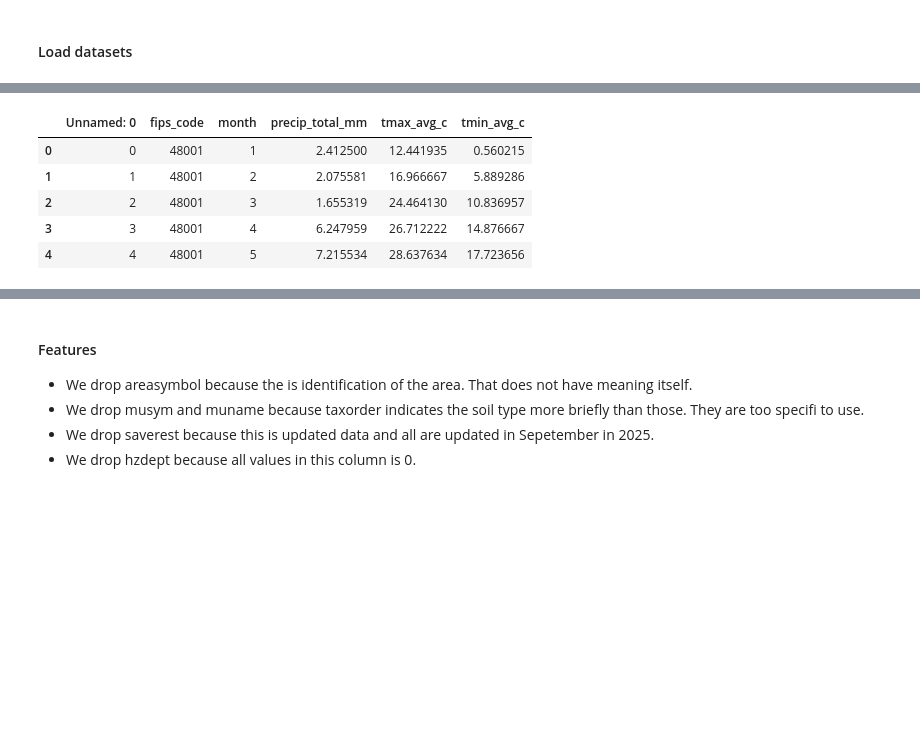
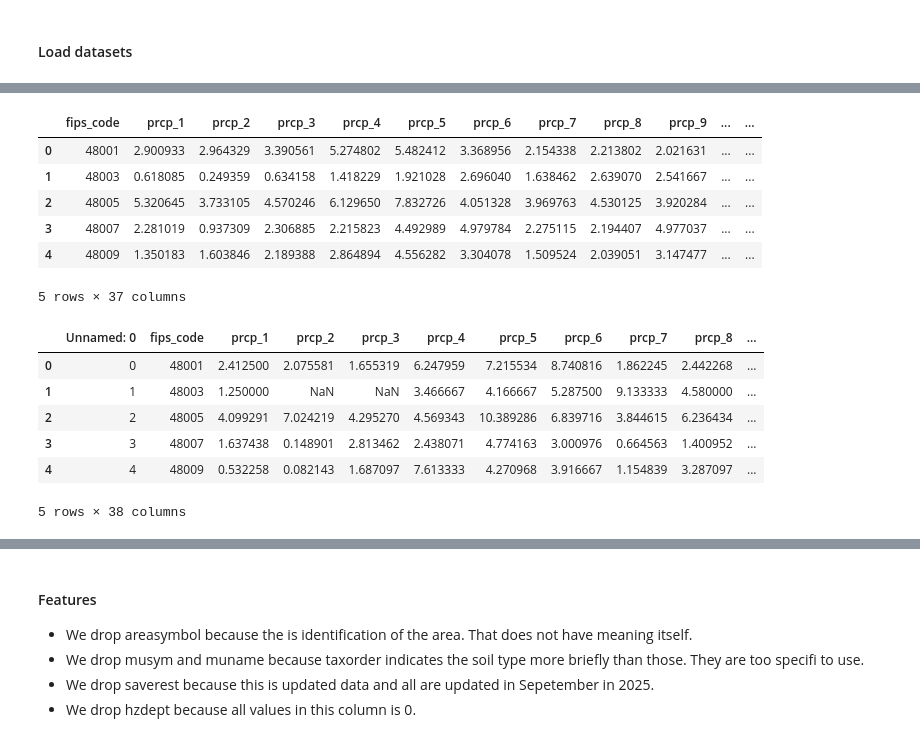
Before and after one commit to patrusgrg/Math4650_SP_2026_FP1_G3_GURUNG, a Jupyter notebook: notebooks/main.ipynb, the cells around one changed output, grey strips where cells are left out. Saved outputs shown, nothing was run; the diff lists cells and outputs as text; code cells hidden in the pictures; blank space fills up the shorter version.

```diff
--- a/notebooks/main.ipynb
+++ b/notebooks/main.ipynb
@@ -28,7 +29,8 @@ from imblearn.metrics import geometric_mean_score
 #### Load datasets
 # %%
 df_soil = pd.read_csv('../data/texas.csv')
-df_weather = pd.read_csv('../data/texas_weather_2025.csv')
+df_weather = pd.read_csv('../data/texas_weather_2015_2025.csv')
+df_weather_2025 = pd.read_csv('../data/texas_weather_2025.csv')
 # %%
 df_soil.head()
 # %% [output]
@@ -41,9 +44,18 @@ df_soil.head()
 # %%
-df_weather.head()
+display(df_weather.head())
+display(df_weather_2025.head())
 # %% [output]
-|  | Unnamed: 0 | fips_code | month | precip_total_mm | tmax_avg_c | tmin_avg_c |
-| 0 | 0 | 48001 | 1 | 2.412500 | 12.441935 | 0.560215 |
-| 1 | 1 | 48001 | 2 | 2.075581 | 16.966667 | 5.889286 |
-| 2 | 2 | 48001 | 3 | 1.655319 | 24.464130 | 10.836957 |
-| 3 | 3 | 48001 | 4 | 6.247959 | 26.712222 | 14.876667 |
-| 4 | 4 | 48001 | 5 | 7.215534 | 28.637634 | 17.723656 |
+|  | fips_code | prcp_1 | prcp_2 | prcp_3 | prcp_4 | prcp_5 | prcp_6 | prcp_7 | prcp_8 | prcp_9 | ... | ... |
+| 0 | 48001 | 2.900933 | 2.964329 | 3.390561 | 5.274802 | 5.482412 | 3.368956 | 2.154338 | 2.213802 | 2.021631 | ... | ... |
+| 1 | 48003 | 0.618085 | 0.249359 | 0.634158 | 1.418229 | 1.921028 | 2.696040 | 1.638462 | 2.639070 | 2.541667 | ... | ... |
+| 2 | 48005 | 5.320645 | 3.733105 | 4.570246 | 6.129650 | 7.832726 | 4.051328 | 3.969763 | 4.530125 | 3.920284 | ... | ... |
+| 3 | 48007 | 2.281019 | 0.937309 | 2.306885 | 2.215823 | 4.492989 | 4.979784 | 2.275115 | 2.194407 | 4.977037 | ... | ... |
+| 4 | 48009 | 1.350183 | 1.603846 | 2.189388 | 2.864894 | 4.556282 | 3.304078 | 1.509524 | 2.039051 | 3.147477 | ... | ... |
+5 rows × 37 columns
+|  | Unnamed: 0 | fips_code | prcp_1 | prcp_2 | prcp_3 | prcp_4 | prcp_5 | prcp_6 | prcp_7 | prcp_8 | ... |
+| 0 | 0 | 48001 | 2.412500 | 2.075581 | 1.655319 | 6.247959 | 7.215534 | 8.740816 | 1.862245 | 2.442268 | ... |
+| 1 | 1 | 48003 | 1.250000 | NaN | NaN | 3.466667 | 4.166667 | 5.287500 | 9.133333 | 4.580000 | ... |
+| 2 | 2 | 48005 | 4.099291 | 7.024219 | 4.295270 | 4.569343 | 10.389286 | 6.839716 | 3.844615 | 6.236434 | ... |
+| 3 | 3 | 48007 | 1.637438 | 0.148901 | 2.813462 | 2.438071 | 4.774163 | 3.000976 | 0.664563 | 1.400952 | ... |
+| 4 | 4 | 48009 | 0.532258 | 0.082143 | 1.687097 | 7.613333 | 4.270968 | 3.916667 | 1.154839 | 3.287097 | ... |
+5 rows × 38 columns
```
Also changed, not shown: parts of 47 cells of this notebook, 2 other files.
